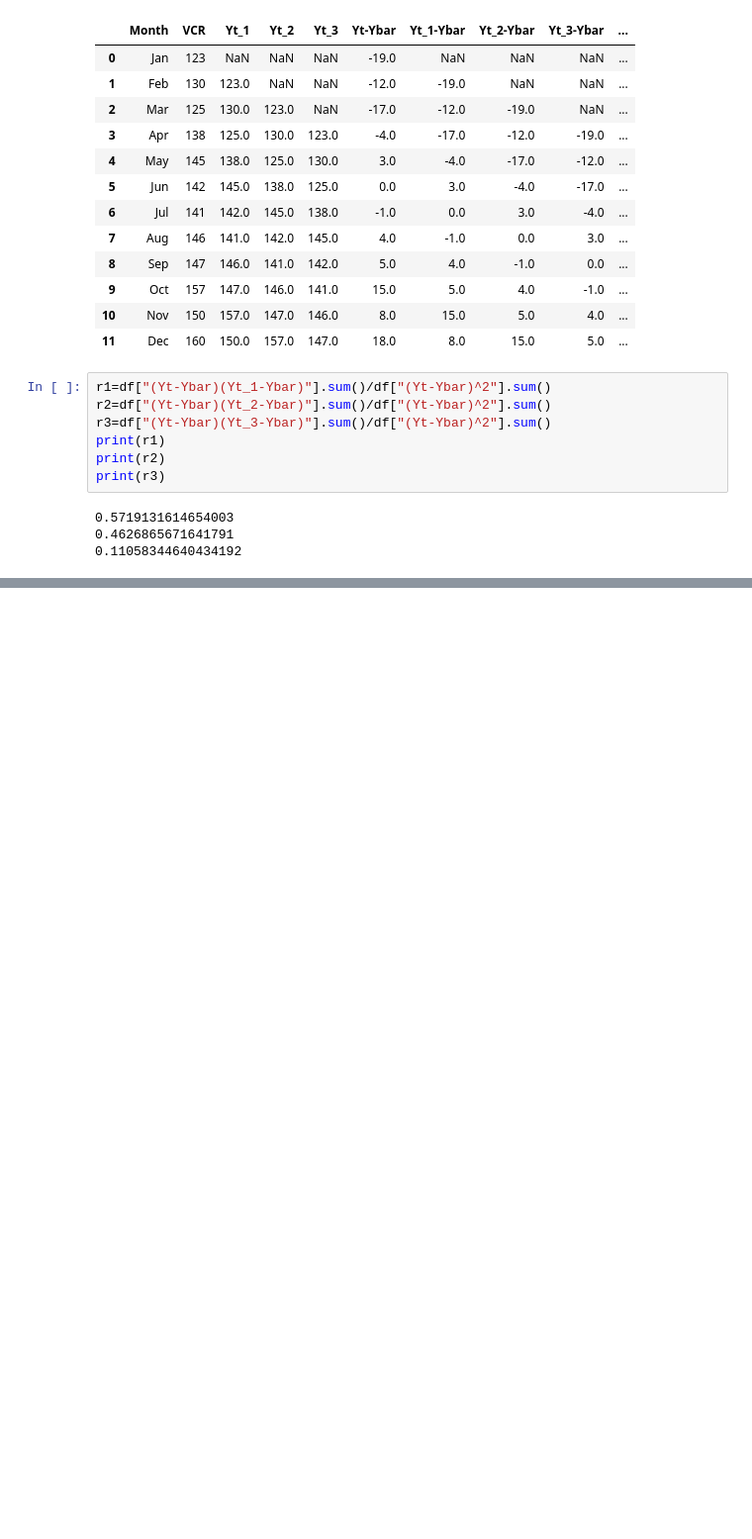
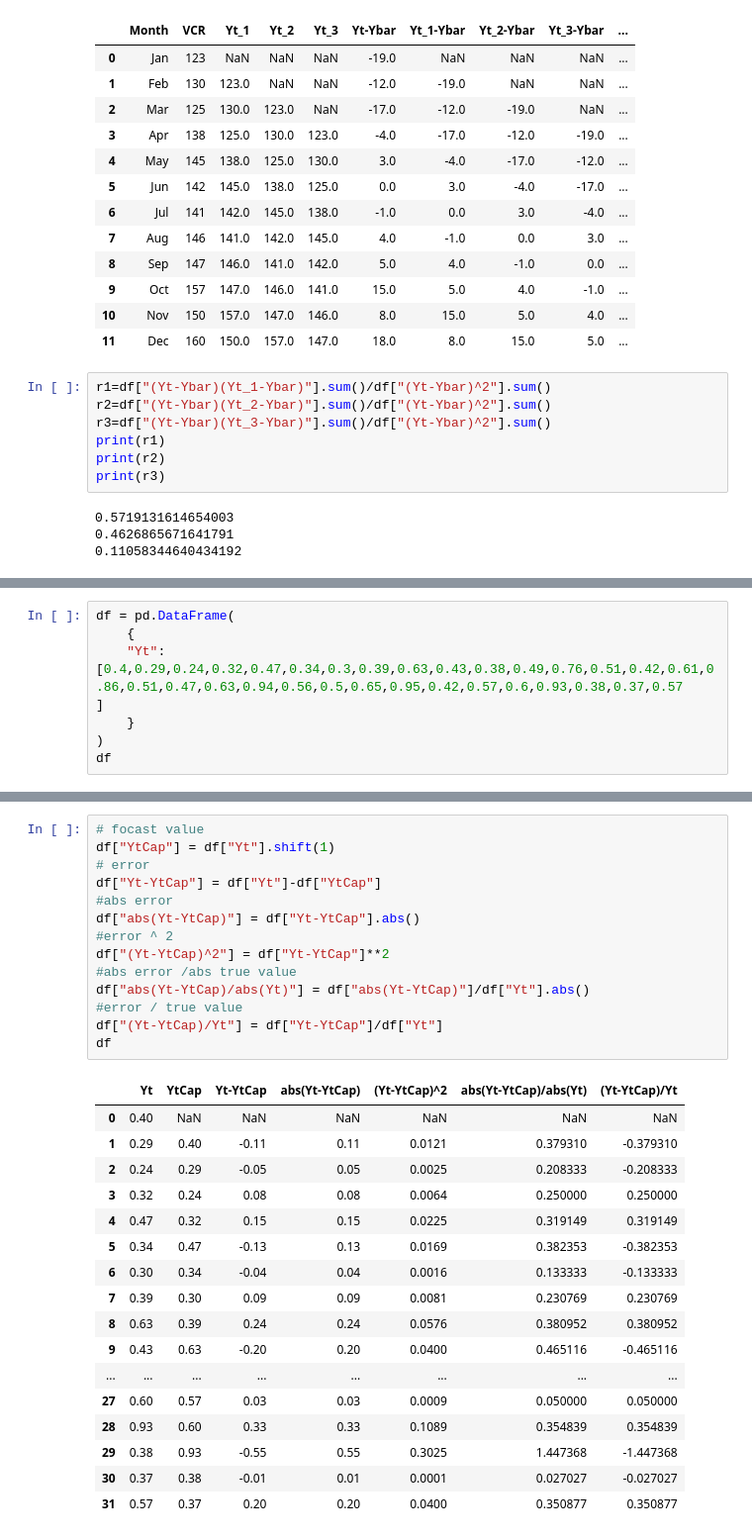
Before and after one commit to Gordon233/TimeSeries, a Jupyter notebook: 1_autocorrelation.ipynb, the cells around one changed output, grey strips where cells are left out. Shown at 99% size. Cells and saved outputs as stored; diff of their text form; blank space fills up the shorter version.

```diff
--- a/1_autocorrelation.ipynb
+++ b/1_autocorrelation.ipynb
@@ -138,0 +199,8 @@ increases, the magnitudes of the autocorrelation coefficients decrease.
+# %%
+df = pd.DataFrame(
+    {
+    "Yt":[0.4,0.29,0.24,0.32,0.47,0.34,0.3,0.39,0.63,0.43,0.38,0.49,0.76,0.51,0.42,0.61,0.86,0.51,0.47,0.63,0.94,0.56,0.5,0.65,0.95,0.42,0.57,0.6,0.93,0.38,0.37,0.57
+]
+    }
+)
+df
@@ -138,0 +225,32 @@ increases, the magnitudes of the autocorrelation coefficients decrease.
+# %%
+# focast value
+df["YtCap"] = df["Yt"].shift(1)
+# error
+df["Yt-YtCap"] = df["Yt"]-df["YtCap"]
+#abs error
+df["abs(Yt-YtCap)"] = df["Yt-YtCap"].abs()
+#error ^ 2
+df["(Yt-YtCap)^2"] = df["Yt-YtCap"]**2
+#abs error /abs true value
+df["abs(Yt-YtCap)/abs(Yt)"] = df["abs(Yt-YtCap)"]/df["Yt"].abs()
+#error / true value
+df["(Yt-YtCap)/Yt"] = df["Yt-YtCap"]/df["Yt"]
+df
+# %% [output]
+|  | Yt | YtCap | Yt-YtCap | abs(Yt-YtCap) | (Yt-YtCap)^2 | abs(Yt-YtCap)/abs(Yt) | (Yt-YtCap)/Yt |
+| 0 | 0.40 | NaN | NaN | NaN | NaN | NaN | NaN |
+| 1 | 0.29 | 0.40 | -0.11 | 0.11 | 0.0121 | 0.379310 | -0.379310 |
+| 2 | 0.24 | 0.29 | -0.05 | 0.05 | 0.0025 | 0.208333 | -0.208333 |
+| 3 | 0.32 | 0.24 | 0.08 | 0.08 | 0.0064 | 0.250000 | 0.250000 |
+| 4 | 0.47 | 0.32 | 0.15 | 0.15 | 0.0225 | 0.319149 | 0.319149 |
+| 5 | 0.34 | 0.47 | -0.13 | 0.13 | 0.0169 | 0.382353 | -0.382353 |
+| 6 | 0.30 | 0.34 | -0.04 | 0.04 | 0.0016 | 0.133333 | -0.133333 |
+| 7 | 0.39 | 0.30 | 0.09 | 0.09 | 0.0081 | 0.230769 | 0.230769 |
+| 8 | 0.63 | 0.39 | 0.24 | 0.24 | 0.0576 | 0.380952 | 0.380952 |
+| 9 | 0.43 | 0.63 | -0.20 | 0.20 | 0.0400 | 0.465116 | -0.465116 |
+| ... | ... | ... | ... | ... | ... | ... | ... |
+| 27 | 0.60 | 0.57 | 0.03 | 0.03 | 0.0009 | 0.050000 | 0.050000 |
+| 28 | 0.93 | 0.60 | 0.33 | 0.33 | 0.1089 | 0.354839 | 0.354839 |
+| 29 | 0.38 | 0.93 | -0.55 | 0.55 | 0.3025 | 1.447368 | -1.447368 |
+| 30 | 0.37 | 0.38 | -0.01 | 0.01 | 0.0001 | 0.027027 | -0.027027 |
+| 31 | 0.57 | 0.37 | 0.20 | 0.20 | 0.0400 | 0.350877 | 0.350877 |
```
Also changed, not shown: parts of 15 cells of this notebook, 4 other files.
